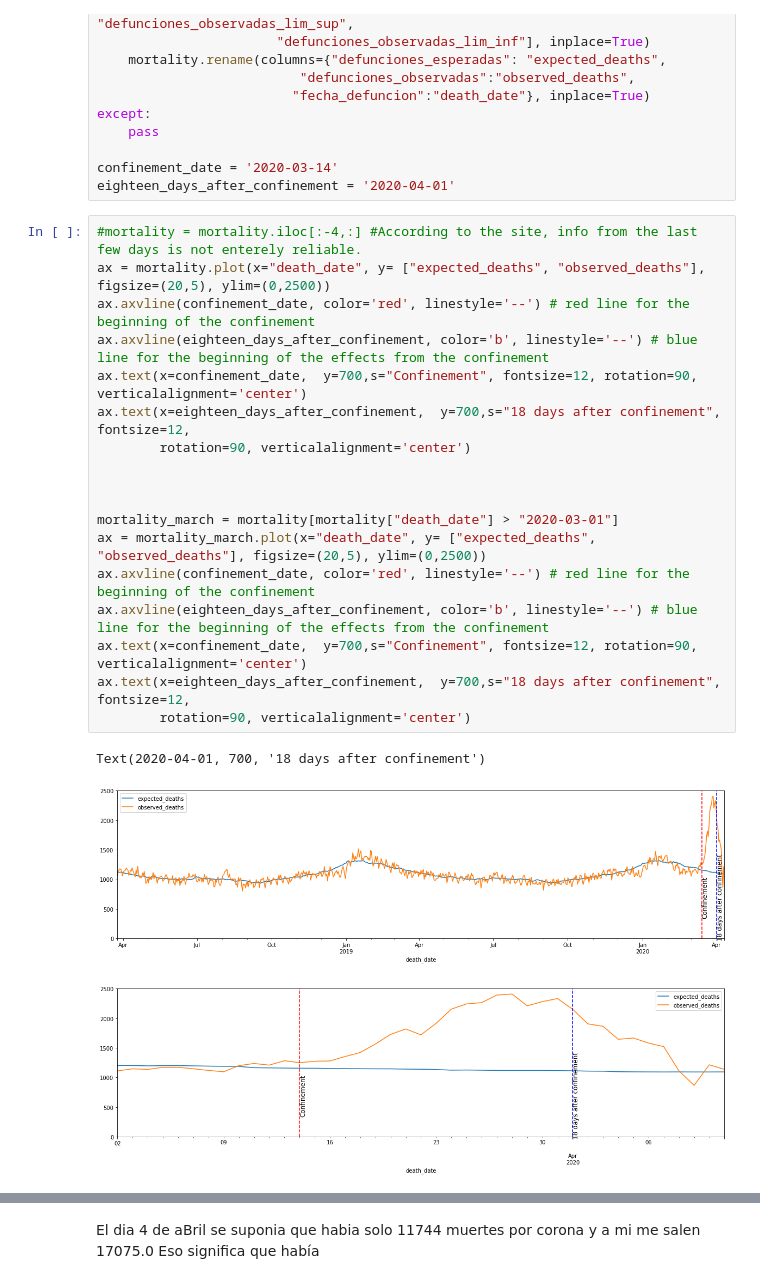
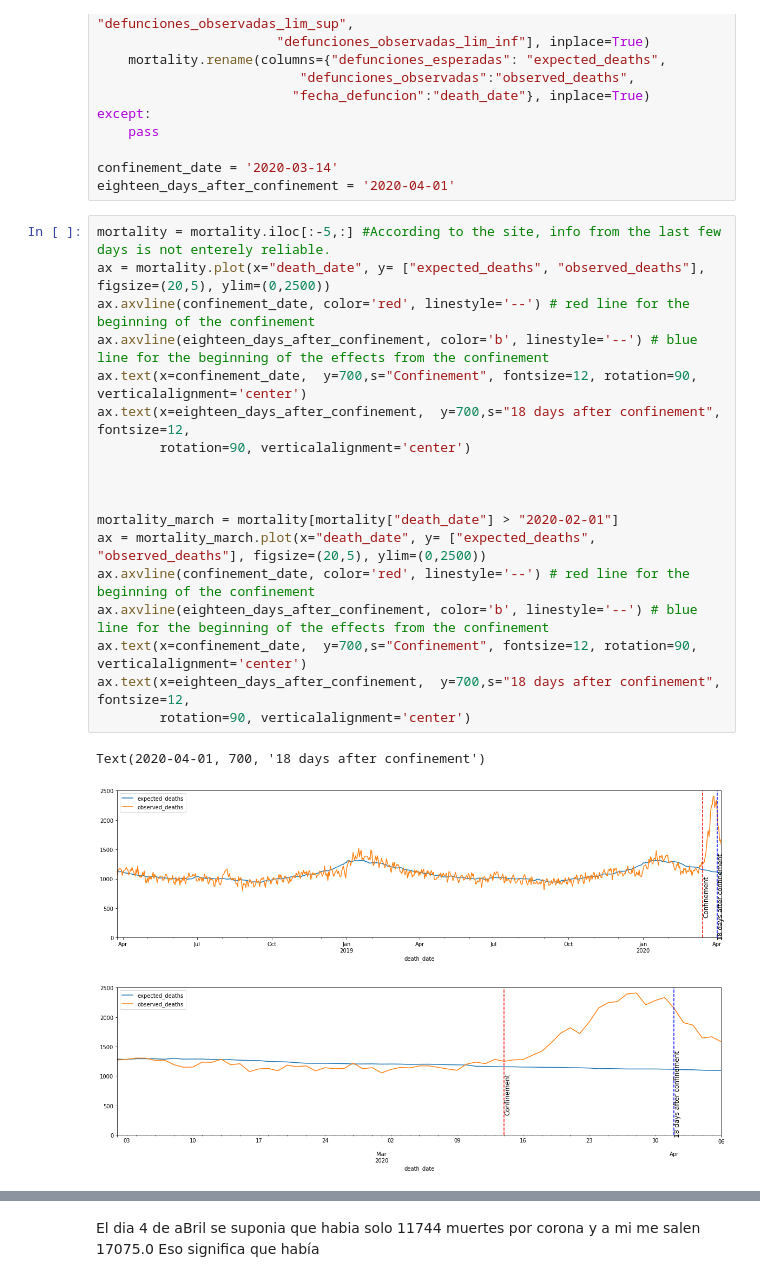
Before and after one commit to camorales197/Real_Numbers_Spain_Covid19, a Jupyter notebook: exploring_spanish_deaths.ipynb, the cells around one changed output, grey strips where cells are left out. Cells and saved outputs as stored; diff of their text form.

```diff
--- a/exploring_spanish_deaths.ipynb
+++ b/exploring_spanish_deaths.ipynb
@@ -84,24 +84,24 @@ except:
 confinement_date = '2020-03-14'
 eighteen_days_after_confinement = '2020-04-01'
 # %%
-#mortality = mortality.iloc[:-4,:] #According to the site, info from the last few days is not enterely reliable.
+mortality = mortality.iloc[:-5,:] #According to the site, info from the last few days is not enterely reliable.
 ax = mortality.plot(x="death_date", y= ["expected_deaths", "observed_deaths"], figsize=(20,5), ylim=(0,2500))
 ax.axvline(confinement_date, color='red', linestyle='--') # red line for the beginning of the confinement
 ax.axvline(eighteen_days_after_confinement, color='b', linestyle='--') # blue line for the beginning of the effects from the confinement
 ax.text(x=confinement_date,  y=700,s="Confinement", fontsize=12, rotation=90, verticalalignment='center')
 ax.text(x=eighteen_days_after_confinement,  y=700,s="18 days after confinement", fontsize=12,
         rotation=90, verticalalignment='center')
 
 
 
-mortality_march = mortality[mortality["death_date"] > "2020-03-01"]
+mortality_march = mortality[mortality["death_date"] > "2020-02-01"]
 ax = mortality_march.plot(x="death_date", y= ["expected_deaths", "observed_deaths"], figsize=(20,5), ylim=(0,2500))
 ax.axvline(confinement_date, color='red', linestyle='--') # red line for the beginning of the confinement
 ax.axvline(eighteen_days_after_confinement, color='b', linestyle='--') # blue line for the beginning of the effects from the confinement
 ax.text(x=confinement_date,  y=700,s="Confinement", fontsize=12, rotation=90, verticalalignment='center')
 ax.text(x=eighteen_days_after_confinement,  y=700,s="18 days after confinement", fontsize=12,
         rotation=90, verticalalignment='center')
 # %% [output]
 Text(2020-04-01, 700, '18 days after confinement')
 [figure]
-[figure, old version]
+[figure, new version]
```
Also changed, not shown: parts of 6 cells of this notebook.
